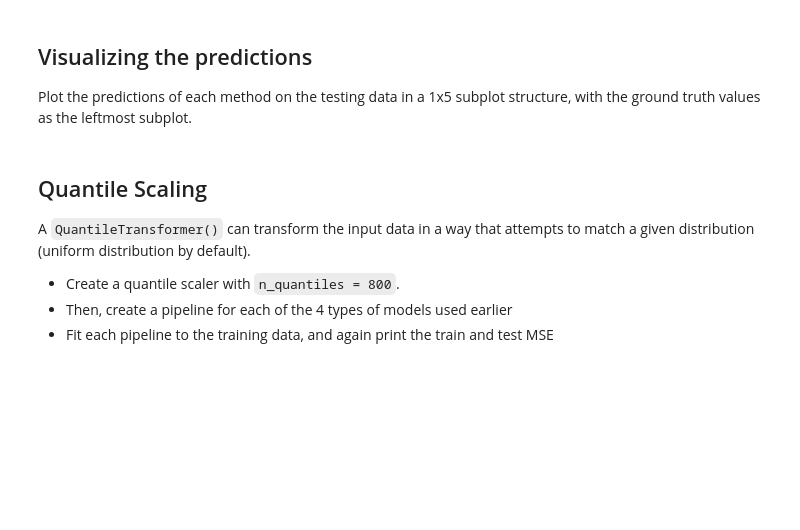
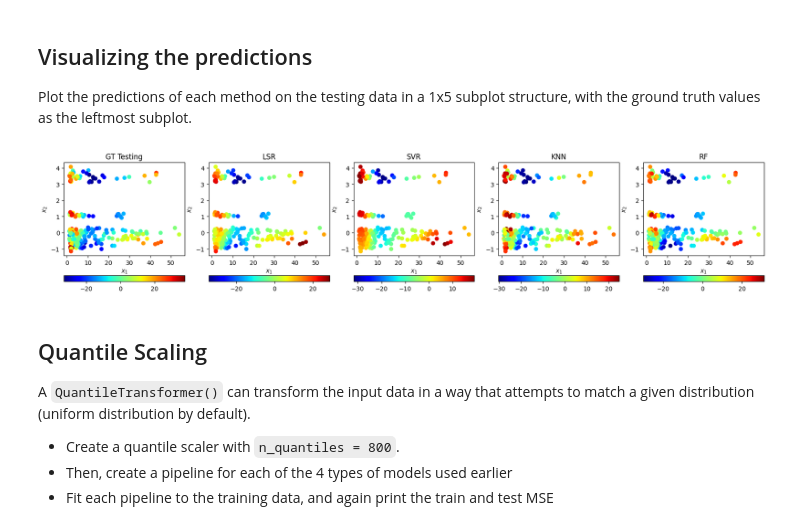
Before and after one commit to judson35/AI-ML, a Jupyter notebook: HW6/M6-HW1.ipynb, the cells around one changed output. Drawn from its saved outputs; the diff is of its cells as text; code cells hidden in the pictures; blank space fills up the shorter version.

```diff
--- a/HW6/M6-HW1.ipynb
+++ b/HW6/M6-HW1.ipynb
@@ -91,3 +127,23 @@ plt.show()
+# %%
+plt.figure(figsize=(21,4))
+plt.subplot(1,5,1)
+plot(X_test, y_test, "GT Testing")
+
+plt.subplot(1,5,2)
+plot(X_test, linear_regression_model.predict(X_test), model_names[0])
+
+plt.subplot(1,5,3)
+plot(X_test, svr_model.predict(X_test), model_names[1])
+
+plt.subplot(1,5,4)
+plot(X_test, k_neighbors_regressor_model.predict(X_test), model_names[2])
+
+plt.subplot(1,5,5)
+plot(X_test, random_forest_regressor_model.predict(X_test), model_names[3])
+
+plt.show()
+# %% [output]
+[figure, added]
 # %% [markdown]
 ## Quantile Scaling
 
```
Also changed, not shown: parts of 10 cells of this notebook, 8 other files.
